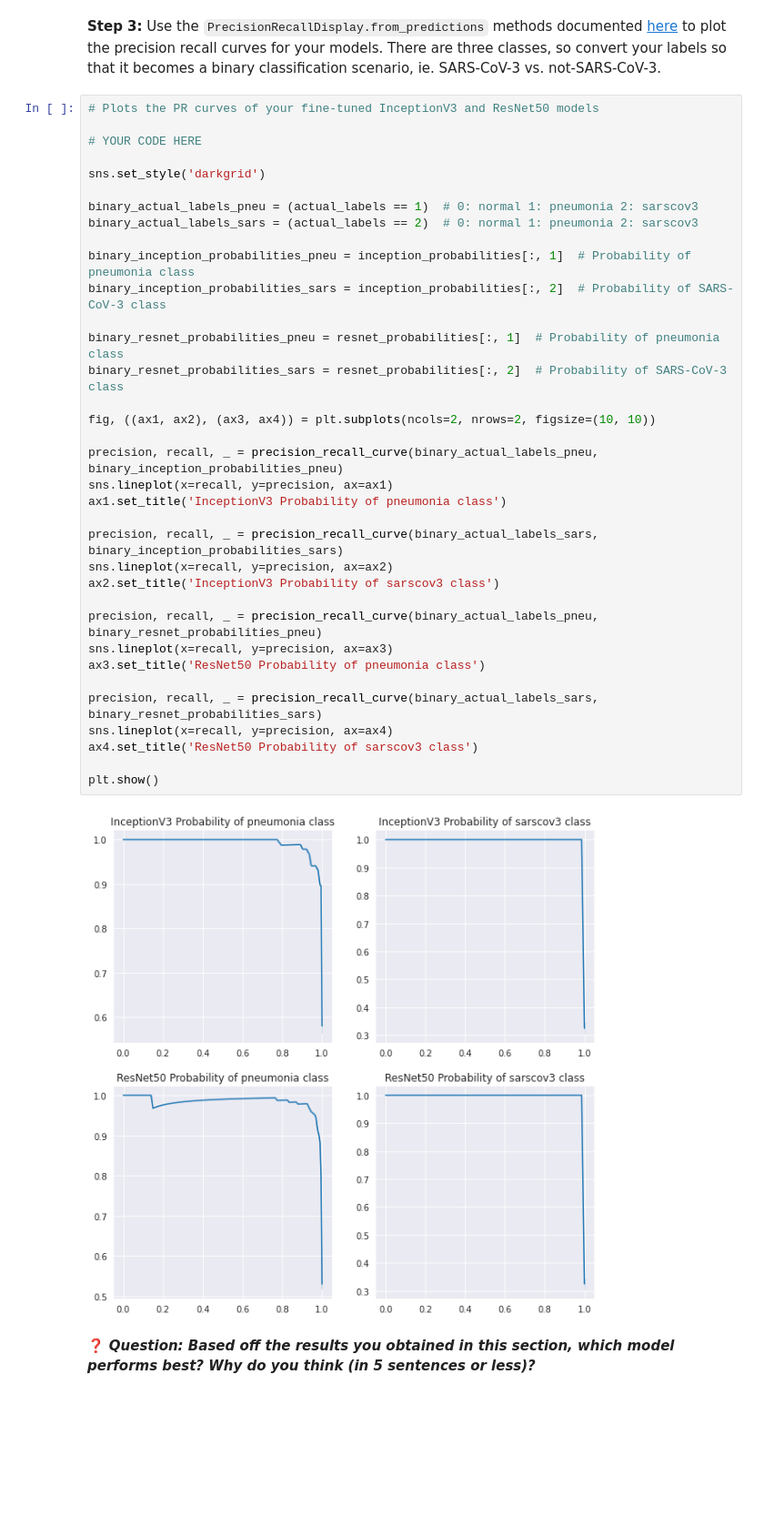
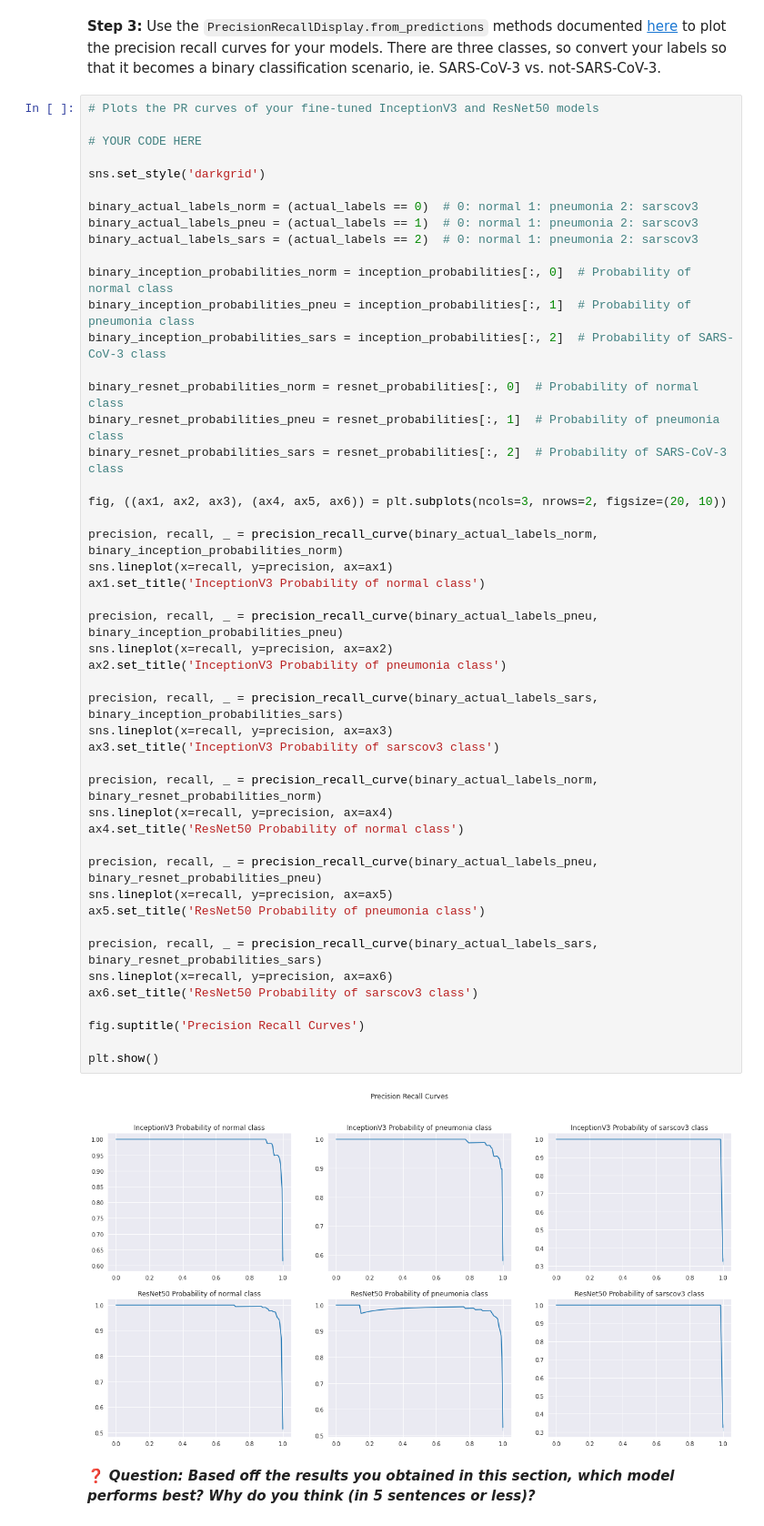
Before and after one commit to Astray909/SYSC4415, a Jupyter notebook: Assignment 2/SYSC4415W23_Assignment_2_justin_huang.ipynb, the cells around one changed output. Shown: that part at 91% size. Drawn from its saved outputs; the diff is of its cells as text; blank space fills up the shorter version.

Commit message:
updated a2 graphs

```diff
--- a/Assignment 2/SYSC4415W23_Assignment_2_justin_huang.ipynb
+++ b/Assignment 2/SYSC4415W23_Assignment_2_justin_huang.ipynb
@@ -826,40 +826,53 @@ The accuracy of the two models are very similar to each other. Likely due to the
 # %%
 # Plots the PR curves of your fine-tuned InceptionV3 and ResNet50 models
 
 # YOUR CODE HERE
 
 sns.set_style('darkgrid')
 
+binary_actual_labels_norm = (actual_labels == 0)  # 0: normal 1: pneumonia 2: sarscov3
 binary_actual_labels_pneu = (actual_labels == 1)  # 0: normal 1: pneumonia 2: sarscov3
 binary_actual_labels_sars = (actual_labels == 2)  # 0: normal 1: pneumonia 2: sarscov3
 
+binary_inception_probabilities_norm = inception_probabilities[:, 0]  # Probability of normal class
 binary_inception_probabilities_pneu = inception_probabilities[:, 1]  # Probability of pneumonia class
 binary_inception_probabilities_sars = inception_probabilities[:, 2]  # Probability of SARS-CoV-3 class
 
+binary_resnet_probabilities_norm = resnet_probabilities[:, 0]  # Probability of normal class
 binary_resnet_probabilities_pneu = resnet_probabilities[:, 1]  # Probability of pneumonia class
 binary_resnet_probabilities_sars = resnet_probabilities[:, 2]  # Probability of SARS-CoV-3 class
 
-fig, ((ax1, ax2), (ax3, ax4)) = plt.subplots(ncols=2, nrows=2, figsize=(10, 10))
+fig, ((ax1, ax2, ax3), (ax4, ax5, ax6)) = plt.subplots(ncols=3, nrows=2, figsize=(20, 10))
+
+precision, recall, _ = precision_recall_curve(binary_actual_labels_norm, binary_inception_probabilities_norm)
+sns.lineplot(x=recall, y=precision, ax=ax1)
+ax1.set_title('InceptionV3 Probability of normal class')
 
 precision, recall, _ = precision_recall_curve(binary_actual_labels_pneu, binary_inception_probabilities_pneu)
-sns.lineplot(x=recall, y=precision, ax=ax1)
-ax1.set_title('InceptionV3 Probability of pneumonia class')
+sns.lineplot(x=recall, y=precision, ax=ax2)
+ax2.set_title('InceptionV3 Probability of pneumonia class')
 
 precision, recall, _ = precision_recall_curve(binary_actual_labels_sars, binary_inception_probabilities_sars)
-sns.lineplot(x=recall, y=precision, ax=ax2)
-ax2.set_title('InceptionV3 Probability of sarscov3 class')
+sns.lineplot(x=recall, y=precision, ax=ax3)
+ax3.set_title('InceptionV3 Probability of sarscov3 class')
+
+precision, recall, _ = precision_recall_curve(binary_actual_labels_norm, binary_resnet_probabilities_norm)
+sns.lineplot(x=recall, y=precision, ax=ax4)
+ax4.set_title('ResNet50 Probability of normal class')
 
 precision, recall, _ = precision_recall_curve(binary_actual_labels_pneu, binary_resnet_probabilities_pneu)
-sns.lineplot(x=recall, y=precision, ax=ax3)
-ax3.set_title('ResNet50 Probability of pneumonia class')
+sns.lineplot(x=recall, y=precision, ax=ax5)
+ax5.set_title('ResNet50 Probability of pneumonia class')
 
 precision, recall, _ = precision_recall_curve(binary_actual_labels_sars, binary_resnet_probabilities_sars)
-sns.lineplot(x=recall, y=precision, ax=ax4)
-ax4.set_title('ResNet50 Probability of sarscov3 class')
+sns.lineplot(x=recall, y=precision, ax=ax6)
+ax6.set_title('ResNet50 Probability of sarscov3 class')
+
+fig.suptitle('Precision Recall Curves')
 
 plt.show()
 # %% [output]
-[figure, old version]
+[figure, new version]
 # %% [markdown]
 ❓ ***Question: Based off the results you obtained in this section, which model performs best? Why do you think (in 5 sentences or less)?***
 # %% [markdown]
```
Also changed, not shown: parts of 5 cells of this notebook.
